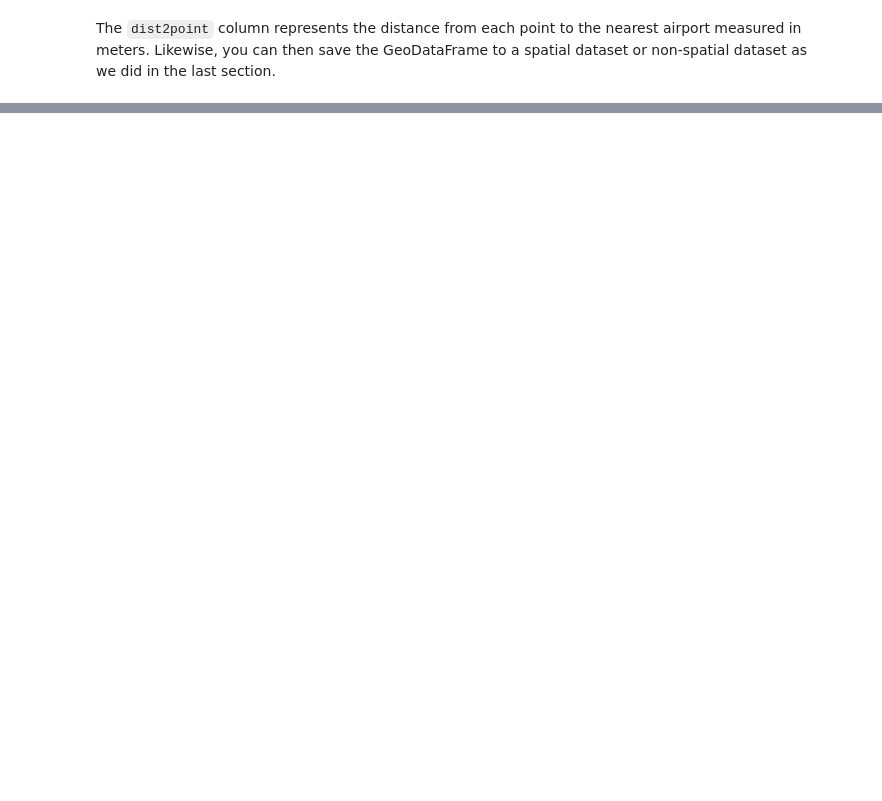
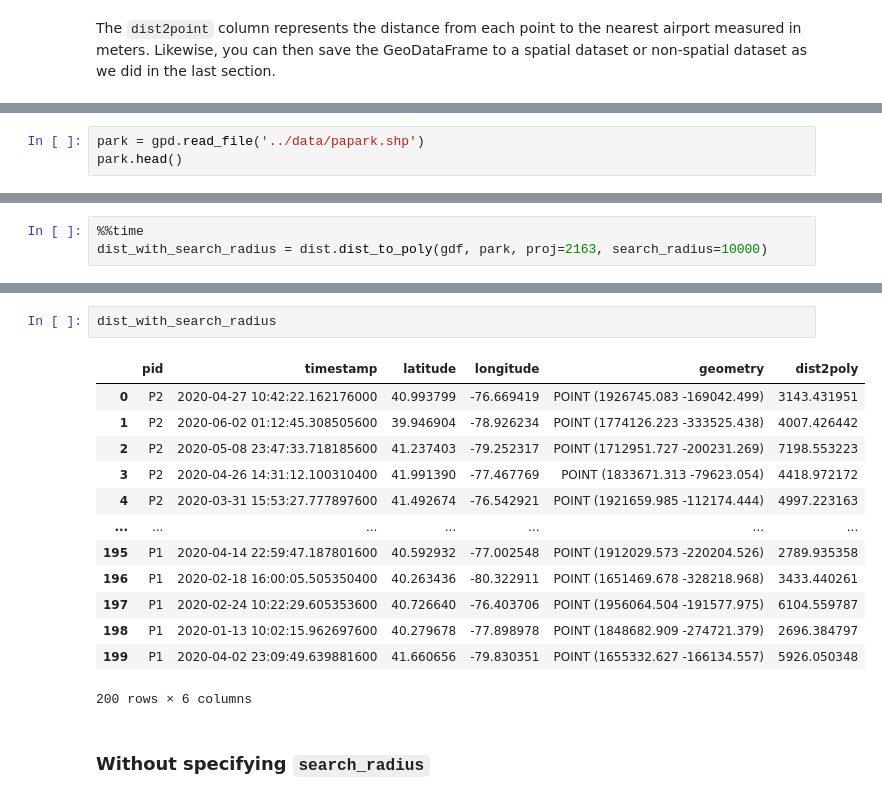
Before and after one commit to shuai-zhou/gps2space_doc, a Jupyter notebook: source/measuring_distance.ipynb, the cells around one changed output, grey strips where cells are left out. Drawn from its saved outputs; the diff is of its cells as text; blank space fills up the shorter version.

```diff
--- a/source/measuring_distance.ipynb
+++ b/source/measuring_distance.ipynb
@@ -80,0 +100,3 @@ The `dist2point` column represents the distance from each point to the nearest a
+# %%
+park = gpd.read_file('../data/papark.shp')
+park.head()
@@ -80,0 +112,3 @@ The `dist2point` column represents the distance from each point to the nearest a
+# %%
+%%time
+dist_with_search_radius = dist.dist_to_poly(gdf, park, proj=2163, search_radius=10000)
@@ -80,0 +118,18 @@ The `dist2point` column represents the distance from each point to the nearest a
+# %%
+dist_with_search_radius
+# %% [output]
+|  | pid | timestamp | latitude | longitude | geometry | dist2poly |
+| 0 | P2 | 2020-04-27 10:42:22.162176000 | 40.993799 | -76.669419 | POINT (1926745.083 -169042.499) | 3143.431951 |
+| 1 | P2 | 2020-06-02 01:12:45.308505600 | 39.946904 | -78.926234 | POINT (1774126.223 -333525.438) | 4007.426442 |
+| 2 | P2 | 2020-05-08 23:47:33.718185600 | 41.237403 | -79.252317 | POINT (1712951.727 -200231.269) | 7198.553223 |
+| 3 | P2 | 2020-04-26 14:31:12.100310400 | 41.991390 | -77.467769 | POINT (1833671.313 -79623.054) | 4418.972172 |
+| 4 | P2 | 2020-03-31 15:53:27.777897600 | 41.492674 | -76.542921 | POINT (1921659.985 -112174.444) | 4997.223163 |
+| ... | ... | ... | ... | ... | ... | ... |
+| 195 | P1 | 2020-04-14 22:59:47.187801600 | 40.592932 | -77.002548 | POINT (1912029.573 -220204.526) | 2789.935358 |
+| 196 | P1 | 2020-02-18 16:00:05.505350400 | 40.263436 | -80.322911 | POINT (1651469.678 -328218.968) | 3433.440261 |
+| 197 | P1 | 2020-02-24 10:22:29.605353600 | 40.726640 | -76.403706 | POINT (1956064.504 -191577.975) | 6104.559787 |
+| 198 | P1 | 2020-01-13 10:02:15.962697600 | 40.279678 | -77.898978 | POINT (1848682.909 -274721.379) | 2696.384797 |
+| 199 | P1 | 2020-04-02 23:09:49.639881600 | 41.660656 | -79.830351 | POINT (1655332.627 -166134.557) | 5926.050348 |
+200 rows × 6 columns
+# %% [markdown]
+### Without specifying `search_radius`
```
Also changed, not shown: parts of 15 cells of this notebook, 4 other files.
